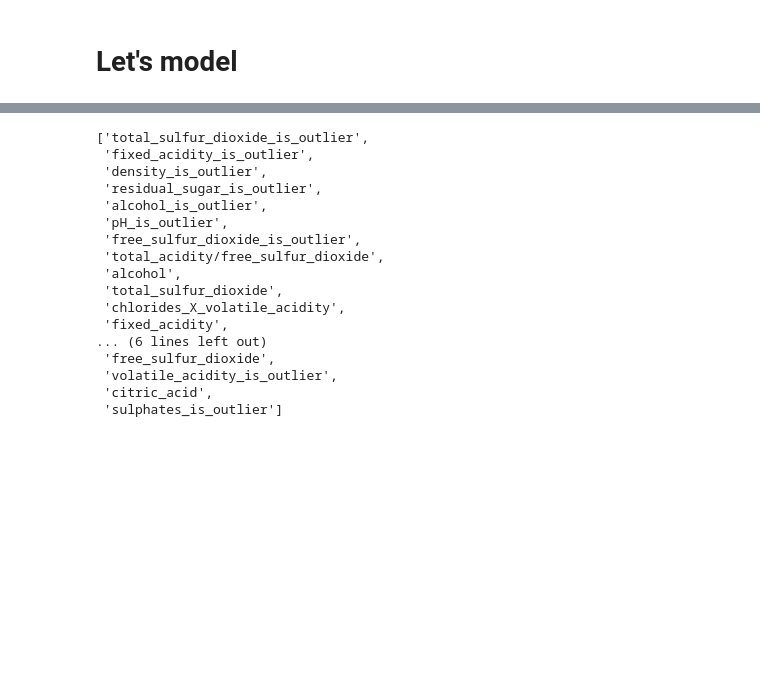
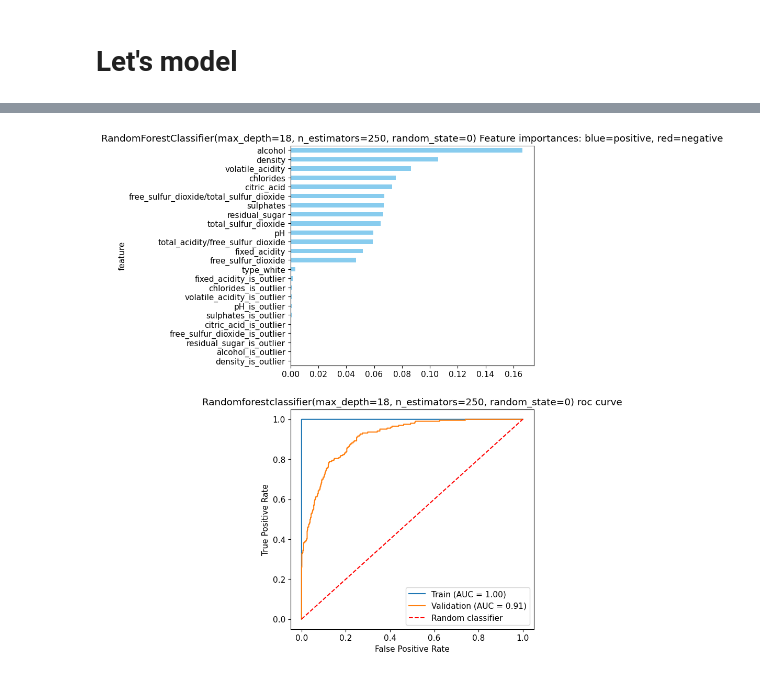
Before and after one commit to dormeir999/Cracking_Your_First_Data_Science_Project_course, a Jupyter notebook: Pipeline.ipynb, the cells around one changed output, grey strips where cells are left out. Saved outputs shown, nothing was run; the diff lists cells and outputs as text; code cells hidden in the pictures; blank space fills up the shorter version.

Commit message:
working on Let's optimize the model

```diff
--- a/Pipeline.ipynb
+++ b/Pipeline.ipynb
@@ -3099,20 +3684,7 @@ best_model_per_num_features
-# %%
-best_model_per_num_features[best_model_per_num_features.index==best_model_per_num_features['best_achieved_score'].idxmax()]['best_set_of_features']
-# %% [output]
-['total_sulfur_dioxide_is_outlier',
- 'fixed_acidity_is_outlier',
- 'density_is_outlier',
- 'residual_sugar_is_outlier',
- 'alcohol_is_outlier',
- 'pH_is_outlier',
- 'free_sulfur_dioxide_is_outlier',
- 'total_acidity/free_sulfur_dioxide',
- 'alcohol',
- 'total_sulfur_dioxide',
- 'chlorides_X_volatile_acidity',
- 'fixed_acidity',
-... (6 lines left out)
- 'free_sulfur_dioxide',
- 'volatile_acidity_is_outlier',
- 'citric_acid',
- 'sulphates_is_outlier']
+# %%
+model.set_params(**{hyper_parameter:val_optimized_value})
+model_name = str(model)
+
+model_metrics, _ = train_evaluate_plot_report_sklearn_classification_model_engineered_features(the_model=model, the_model_name=model_name, axs=None)
+# %% [output]
+[figure, added]
```
Also changed, not shown: parts of 72 cells of this notebook, 1 other file.
